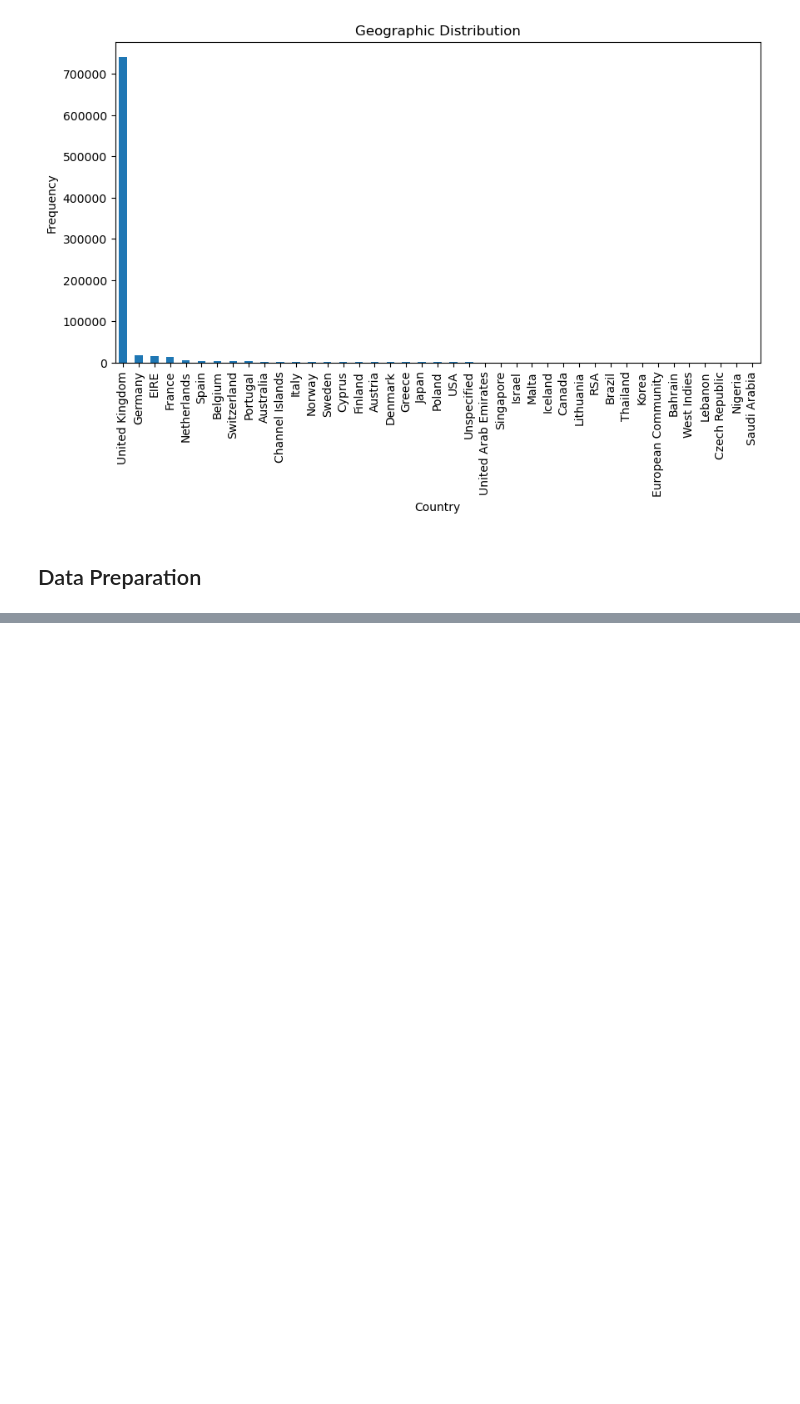
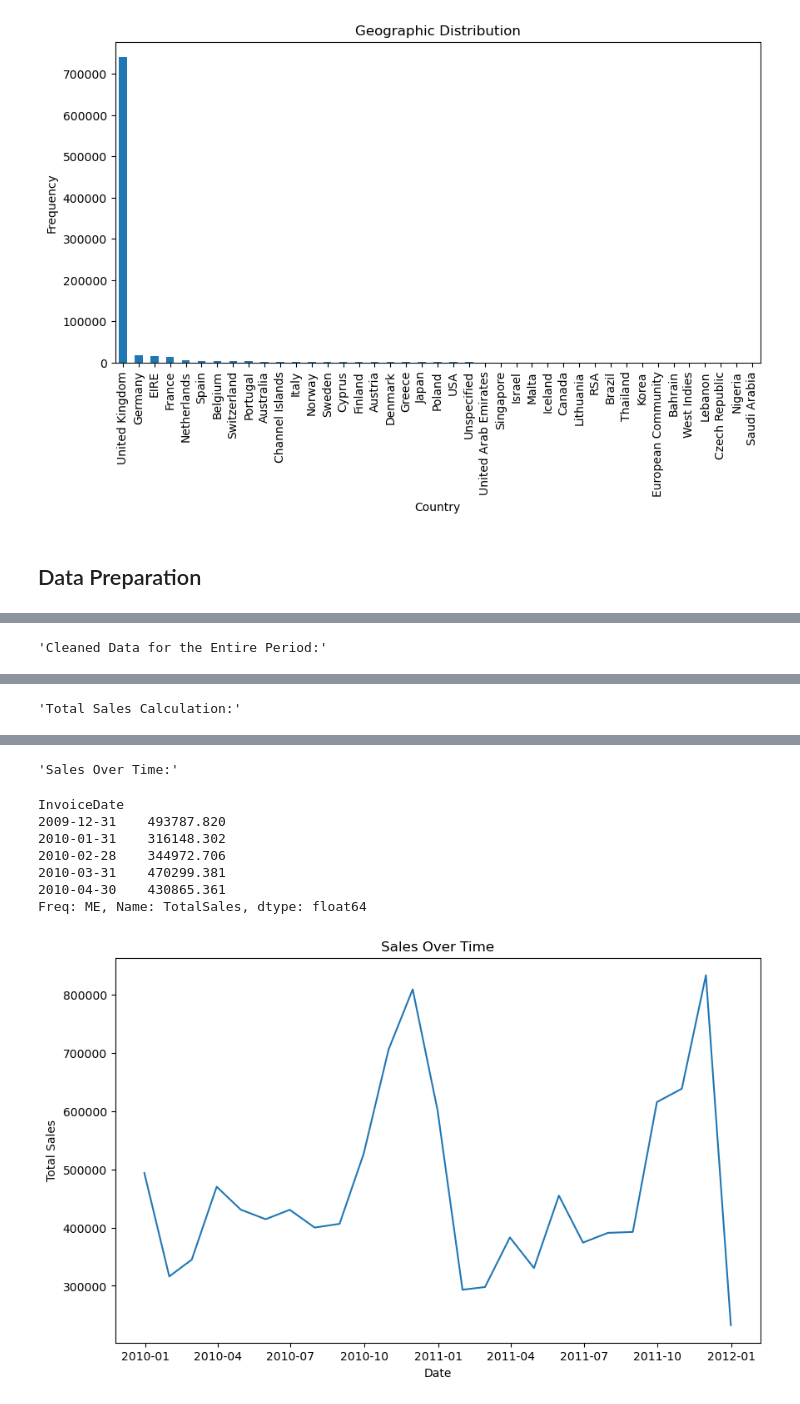
Before and after one commit to AndreaLolli2912/Artificial-Intelligence-for-Communication-and-Marketing, a Jupyter notebook: project-1/main.ipynb, the cells around one changed output, grey strips where cells are left out. Saved outputs shown, nothing was run; the diff lists cells and outputs as text; code cells hidden in the pictures; blank space fills up the shorter version.

Commit message:
Data Preprocessing

```diff
--- a/project-1/main.ipynb
+++ b/project-1/main.ipynb
@@ -405,3 +362,71 @@ plt.show()
 [figure]
 # %% [markdown]
 ## Data Preparation
+# %%
+df_clean = df.copy()
+
+# Step 1: Convert InvoiceDate to datetime format with error handling
+df_clean['InvoiceDate'] = (pd.to_datetime(df_clean['InvoiceDate'], errors='coerce'))
+
+print(df_clean["InvoiceDate"].max())  # e.g., 2011-12-09 12:50:00
+print(df_clean["InvoiceDate"].min())  # e.g., 2009-12-01 07:45:00
+
+# Function to preprocess and clean the data
+def preprocess_and_clean_data(df, year=None):
+    df['InvoiceDate'] = pd.to_datetime(df['InvoiceDate'], errors='coerce')
+    df = df.dropna(subset=['InvoiceDate'])
+
+    if year is not None:
+        start_date = f'{year}-01-01'
+        end_date = f'{year}-12-31'
+        df = df[(df['InvoiceDate'] >= start_date) & (df['InvoiceDate'] <= end_date)].copy()
+
+    # Step 1: Remove Cancelled Orders
+    df = df[~df["Invoice"].str.startswith('C')]
+
+    # Step 2: Drop Description
+    df.drop(columns=["Description"], inplace=True)
+
+    # Step 3: Drop rows with NaN Customer ID
+    df.dropna(subset=["Customer ID"], inplace=True)
+
+    # Step 4: Limit to United Kingdom (if needed)
+    df = df[df["Country"] == "United Kingdom"]
+
+    # Step 5: Calculate the 99th percentile for 'Price' and 'Quantity'
+    quantity_99 = df["Quantity"].quantile(0.99)
+    price_99 = df["Price"].quantile(0.99)
+    df = df[(df["Price"] <= price_99) & (df["Quantity"] <= quantity_99)]
+
+    return df
+
+# Preprocess and clean data for the year 2010 and 2011
+df_2010_clean = preprocess_and_clean_data(df, 2010)
+df_2011_clean = preprocess_and_clean_data(df, 2011)
+
+# Preprocess and clean data for the entire period
+df_clean = preprocess_and_clean_data(df)
+
+# Debug: Print cleaned data for the entire period
+display("Cleaned Data for the Entire Period:", df_clean.head())
+
+# Calculate Total Sales
+df_clean['TotalSales'] = df_clean['Quantity'] * df_clean['Price']
+
+# Debug: Print Total Sales calculation
+display("Total Sales Calculation:", df_clean[['InvoiceDate', 'Quantity', 'Price', 'TotalSales']].head())
+
+# Resample and sum the data to get sales over time
+sales_over_time = df_clean.resample('ME', on='InvoiceDate').sum()['TotalSales']
+
+# Debug: Print sales over time
+display("Sales Over Time:", sales_over_time.head())
+
+# Plotting total sales over time to visualize the patterns
+plt.figure(figsize=(10, 6))
+plt.plot(sales_over_time.index, sales_over_time.values)
+plt.title('Sales Over Time')
+plt.xlabel('Date')
+plt.ylabel('Total Sales')
+plt.show()
+# %% [output]
@@ -407,0 +435 @@ plt.show()
+'Cleaned Data for the Entire Period:'
@@ -407,0 +442 @@ plt.show()
+'Total Sales Calculation:'
@@ -407,0 +449,9 @@ plt.show()
+'Sales Over Time:'
+InvoiceDate
+2009-12-31    493787.820
+2010-01-31    316148.302
+2010-02-28    344972.706
+2010-03-31    470299.381
+2010-04-30    430865.361
+Freq: ME, Name: TotalSales, dtype: float64
+[figure, added]
```
Also changed, not shown: parts of 5 cells of this notebook.
